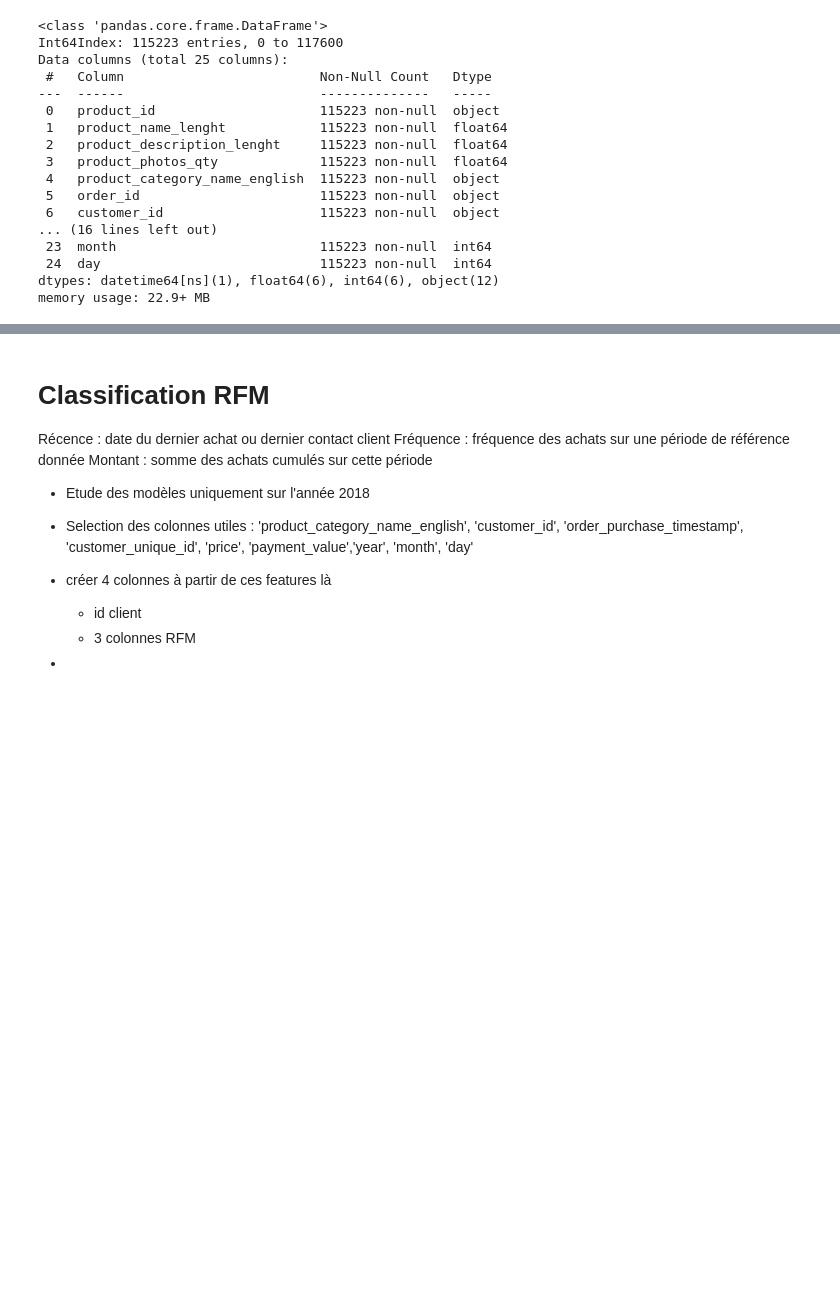
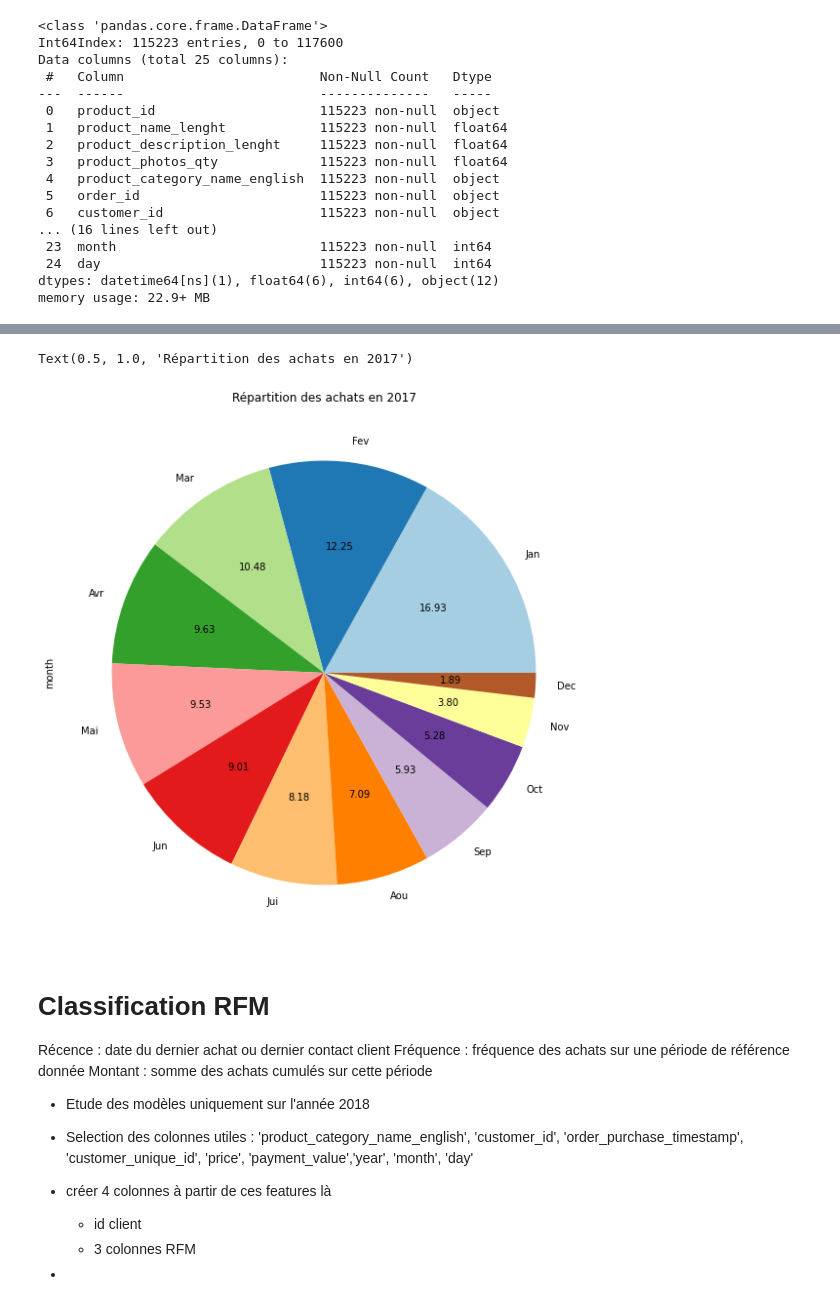
Before and after one commit to lucas080975/ML_OCR_projet4, a Jupyter notebook: analyse.ipynb, the cells around one changed output, grey strips where cells are left out. Saved outputs shown, nothing was run; the diff lists cells and outputs as text; code cells hidden in the pictures; blank space fills up the shorter version.

```diff
--- a/analyse.ipynb
+++ b/analyse.ipynb
@@ -308,3 +317,14 @@ memory usage: 22.9+ MB
+# %%
+df_2017 = df[df['year'] == 2017]
+
+s = df_2017['month'].value_counts()
+labels = ['Jan','Fev','Mar','Avr','Mai','Jun','Jui','Aou','Sep','Oct','Nov','Dec']
+
+s.plot.pie(y = df_2017,colormap = 'Paired',labels = labels,figsize = (10,10),autopct='%.2f')
+plt.title('Répartition des achats en 2017')
+# %% [output]
+Text(0.5, 1.0, 'Répartition des achats en 2017')
+[figure, added]
 # %%
 # Sauvegarde d'une db intermédiaire
 
```
Also changed, not shown: parts of 4 cells of this notebook, 1 other file.
